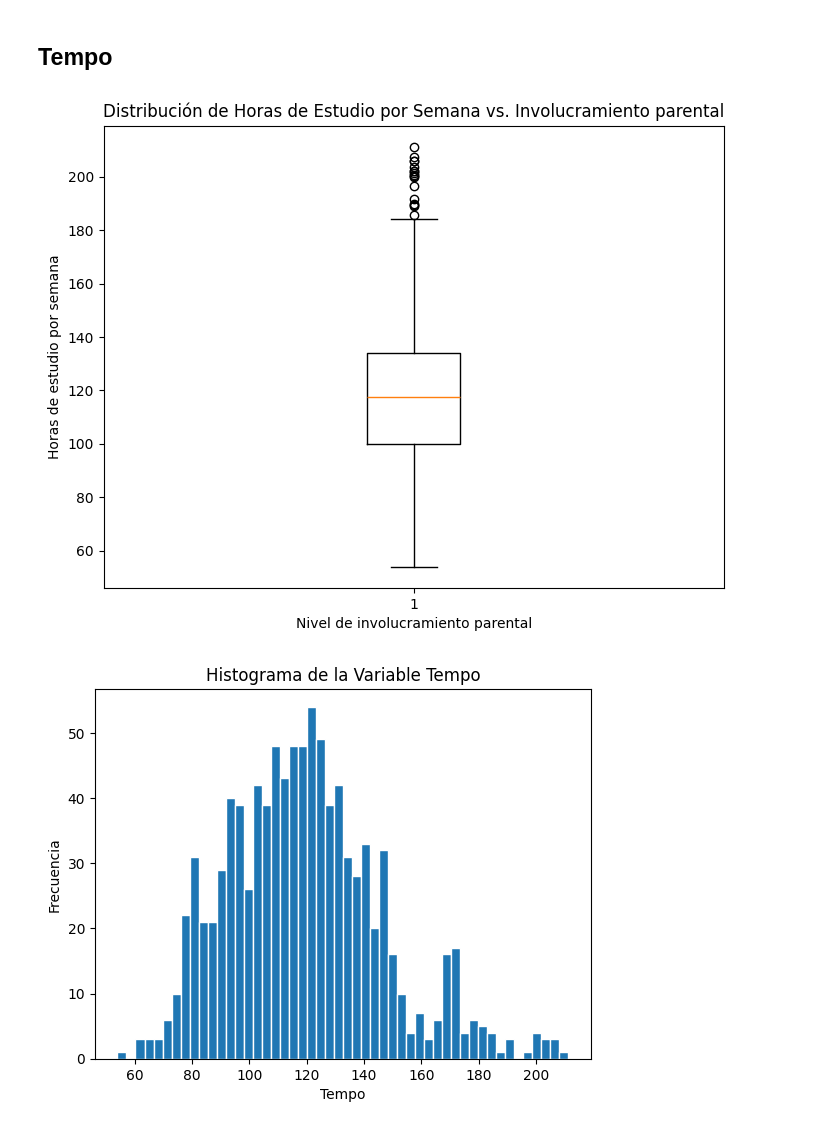
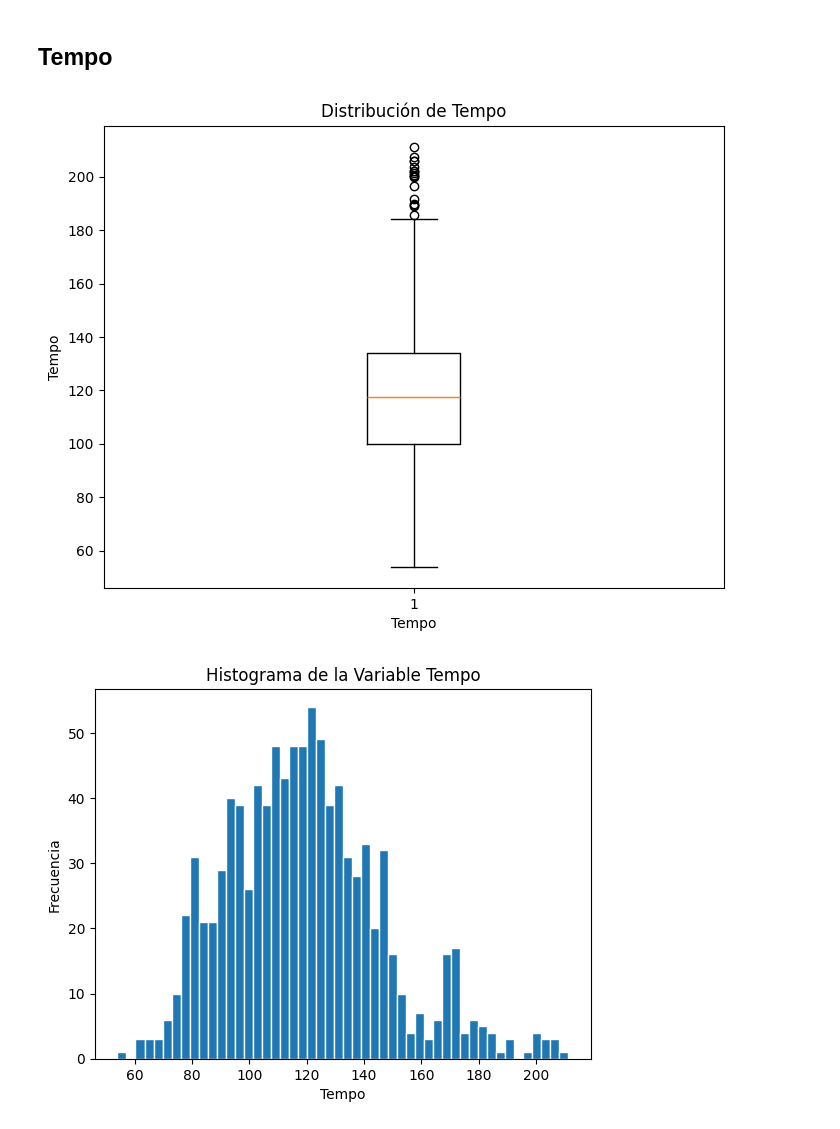
Before and after one commit to iroumec/TPE-FCD, a Jupyter notebook: Notebook.ipynb, the cells around one changed output. Cells and saved outputs as stored; diff of their text form; code cells hidden in the pictures.

```diff
--- a/Notebook.ipynb
+++ b/Notebook.ipynb
@@ -66,9 +146,9 @@ Eliminamos los duplicados, manteniendo la primera ocurrencia, la cual tiene el a
 # %%
-copy_dataset = raw_dataset.copy()
+clean_dataset = raw_dataset.copy()
 
-copy_dataset = copy_dataset.drop_duplicates(subset=["Track"])
+clean_dataset = clean_dataset.drop_duplicates(subset=["Track", "Artist"])
 
-copy_dataset
+clean_dataset
 # %% [output]
 |  | Track | Artist | Duration | Time_Signature | Danceability | Energy | Key | Loudness | Mode | ... |
 | 0 | Abc | The Jackson 5 | 2:42 | 4 | 0.682 | 0.926 | 3 | -2.515 | 0 | ... |
@@ -154,5 +179,0 @@ Detectamos que canciones cuyo título contenía "by" ...
-# %%
-# "Betcha by Golly, Wow" de "The Stylistics".
-copy_dataset[copy_dataset["Artist"] == "GOLLY, WOW"]
-copy_dataset["Track"][249] = "Betcha by Golly, Wow"
-copy_dataset["Artist"][249] = "The Stylistics"
@@ -1388,23 +1379,23 @@ Sesgo a izquierda.
 # %%
 loudness_dataset = copy_dataset.copy()
 
 import matplotlib.pyplot as plt
 
 # Crear el boxplot
 plt.figure(figsize=(8, 6))
 plt.boxplot(loudness_dataset["Tempo"])
 
 # Agregar etiquetas a los ejes
-plt.xlabel("Nivel de involucramiento parental")
-plt.ylabel("Horas de estudio por semana")
+plt.xlabel("Tempo")
+plt.ylabel("Tempo")
 
 # Agregar un título al gráfico
-plt.title("Distribución de Horas de Estudio por Semana vs. Involucramiento parental")
+plt.title("Distribución de Tempo")
 
 # Mostrar el gráfico
 plt.show()
 # %% [output]
-[figure, old version]
+[figure, new version]
 # %%
 import matplotlib.pyplot as plt
 
```
Also changed, not shown: parts of 58 cells of this notebook, 1 other file.
